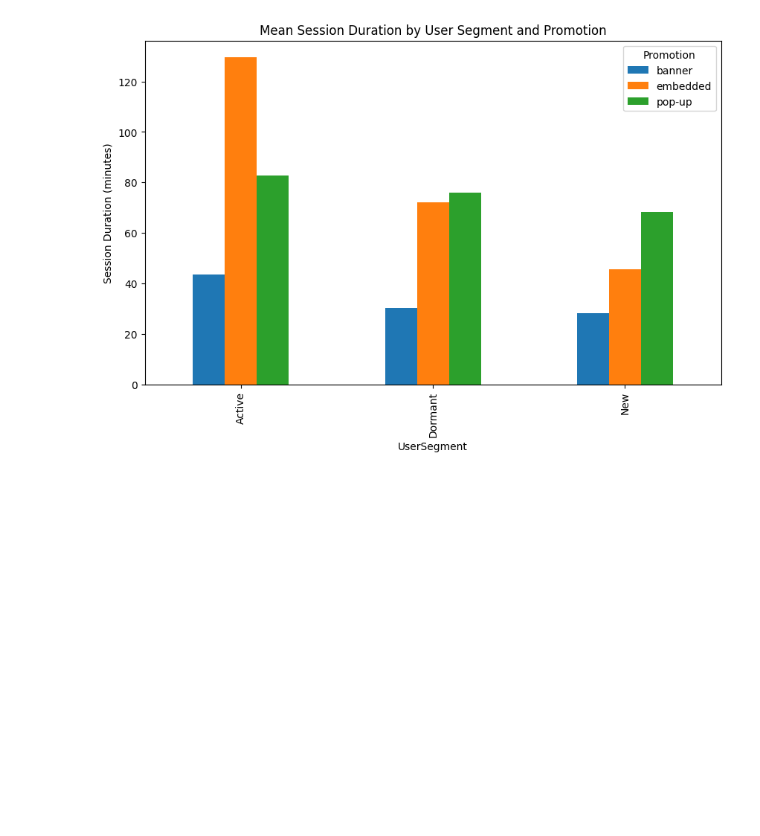
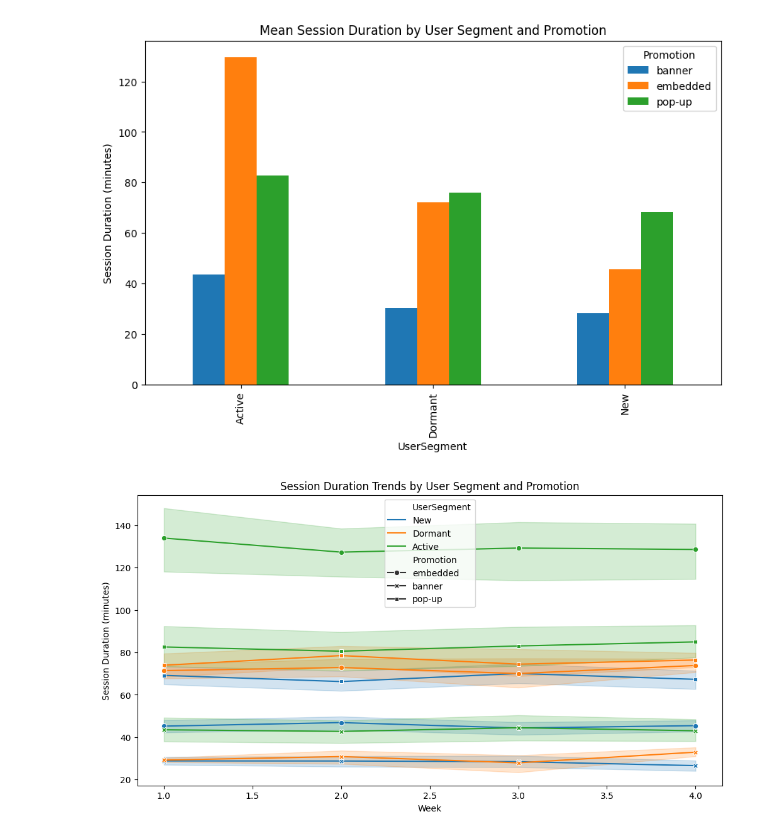
Before and after one commit to shibahmm/Campaign-A-B-C-Test, a Jupyter notebook: analysis.ipynb, the cells around one changed output. Saved outputs shown, nothing was run; the diff lists cells and outputs as text; code cells hidden in the pictures; blank space fills up the shorter version.

```diff
--- a/analysis.ipynb
+++ b/analysis.ipynb
@@ -175,3 +175,12 @@ plt.ylabel("Session Duration (minutes)")
 plt.show()
 # %% [output]
 [figure]
+# %%
+plt.figure(figsize=(12, 6))
+sns.lineplot(data=df, x='week', y='SessionDuration', hue='UserSegment', style='Promotion', markers=True, dashes=False)
+plt.title("Session Duration Trends by User Segment and Promotion")
+plt.xlabel("Week")
+plt.ylabel("Session Duration (minutes)")
+plt.show()
+# %% [output]
+[figure, added]
```
Also changed, not shown: parts of 1 cell of this notebook.
